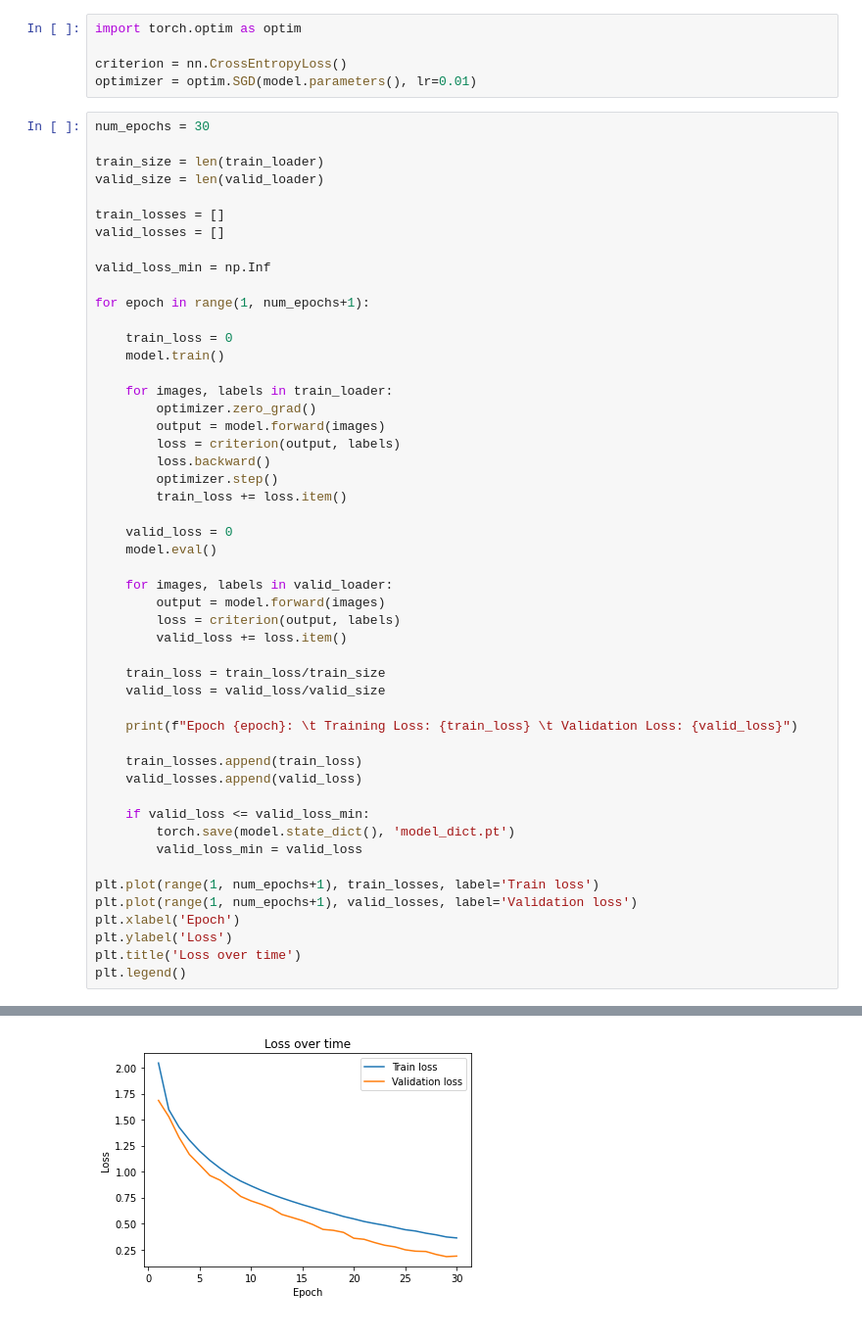
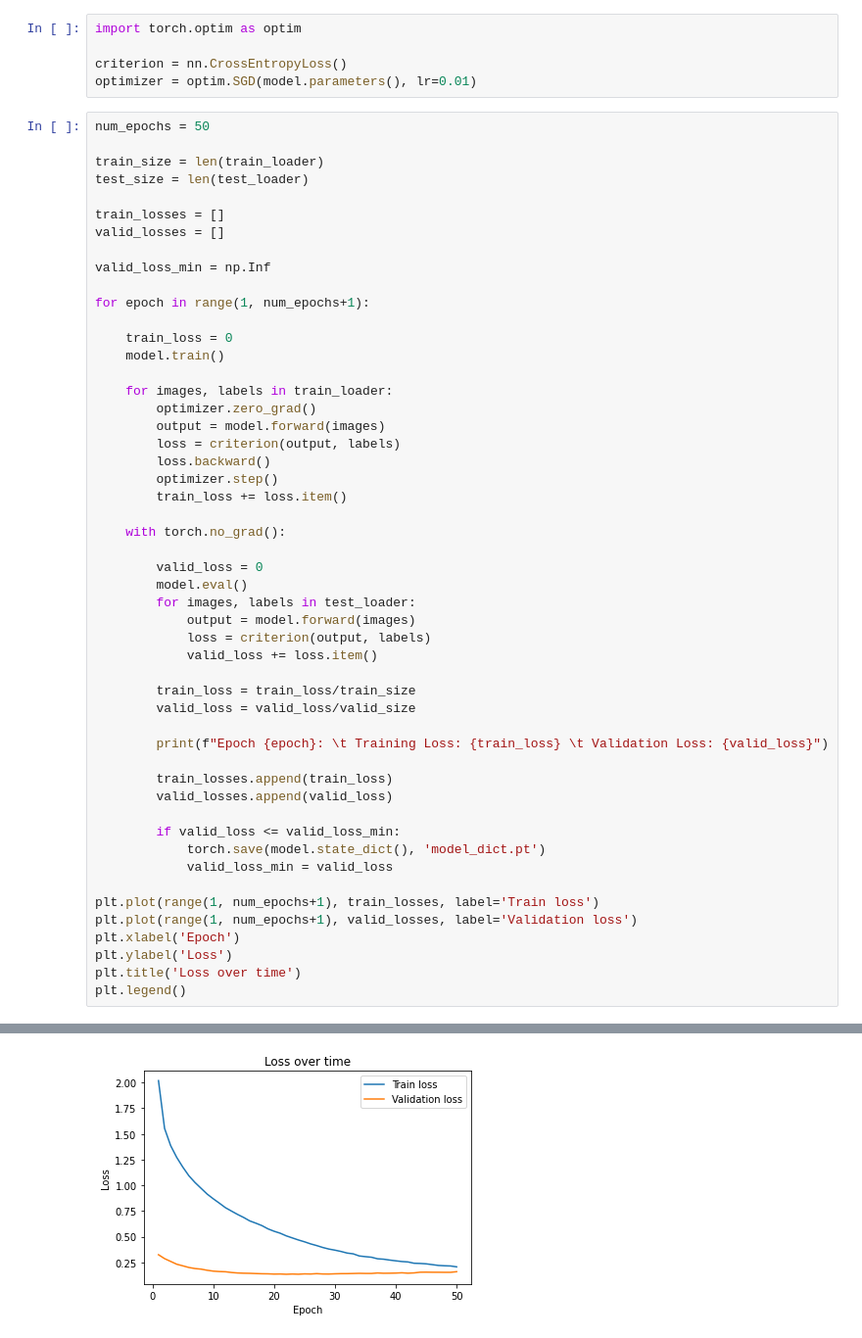
Before and after one commit to escape13/deepfried, a Jupyter notebook: CNN/CIFAR10/CIFAR10.ipynb, the cells around one changed output, grey strips where cells are left out. Shown at 98% size. Cells and saved outputs as stored; diff of their text form.

```diff
--- a/CNN/CIFAR10/CIFAR10.ipynb
+++ b/CNN/CIFAR10/CIFAR10.ipynb
@@ -98,10 +96,10 @@ import torch.optim as optim
 criterion = nn.CrossEntropyLoss()
 optimizer = optim.SGD(model.parameters(), lr=0.01)
 # %%
-num_epochs = 30
+num_epochs = 50
 
 train_size = len(train_loader)
-valid_size = len(valid_loader)
+test_size = len(test_loader)
 
 train_losses = []
 valid_losses = []
@@ -121,25 +119,26 @@ for epoch in range(1, num_epochs+1):
         optimizer.step()
         train_loss += loss.item()
 
-    valid_loss = 0
-    model.eval()
+    with torch.no_grad():
 
-    for images, labels in valid_loader:
-        output = model.forward(images)
-        loss = criterion(output, labels)
-        valid_loss += loss.item()
+        valid_loss = 0
+        model.eval()
+        for images, labels in test_loader:
+            output = model.forward(images)
+            loss = criterion(output, labels)
+            valid_loss += loss.item()
 
-    train_loss = train_loss/train_size
-    valid_loss = valid_loss/valid_size
+        train_loss = train_loss/train_size
+        valid_loss = valid_loss/valid_size
 
-    print(f"Epoch {epoch}: \t Training Loss: {train_loss} \t Validation Loss: {valid_loss}")
+        print(f"Epoch {epoch}: \t Training Loss: {train_loss} \t Validation Loss: {valid_loss}")
 
-    train_losses.append(train_loss)
-    valid_losses.append(valid_loss)
+        train_losses.append(train_loss)
+        valid_losses.append(valid_loss)
 
-    if valid_loss <= valid_loss_min:
-        torch.save(model.state_dict(), 'model_dict.pt')
-        valid_loss_min = valid_loss
+        if valid_loss <= valid_loss_min:
+            torch.save(model.state_dict(), 'model_dict.pt')
+            valid_loss_min = valid_loss
 
 plt.plot(range(1, num_epochs+1), train_losses, label='Train loss')
 plt.plot(range(1, num_epochs+1), valid_losses, label='Validation loss')
@@ -168,2 +167,2 @@ Epoch 30:        Training Loss: 0.36179610397294165      Validation Loss: 0.1869
 <matplotlib.legend.Legend at 0x...>
-[figure, old version]
+[figure, new version]
```
Also changed, not shown: parts of 6 cells of this notebook.
